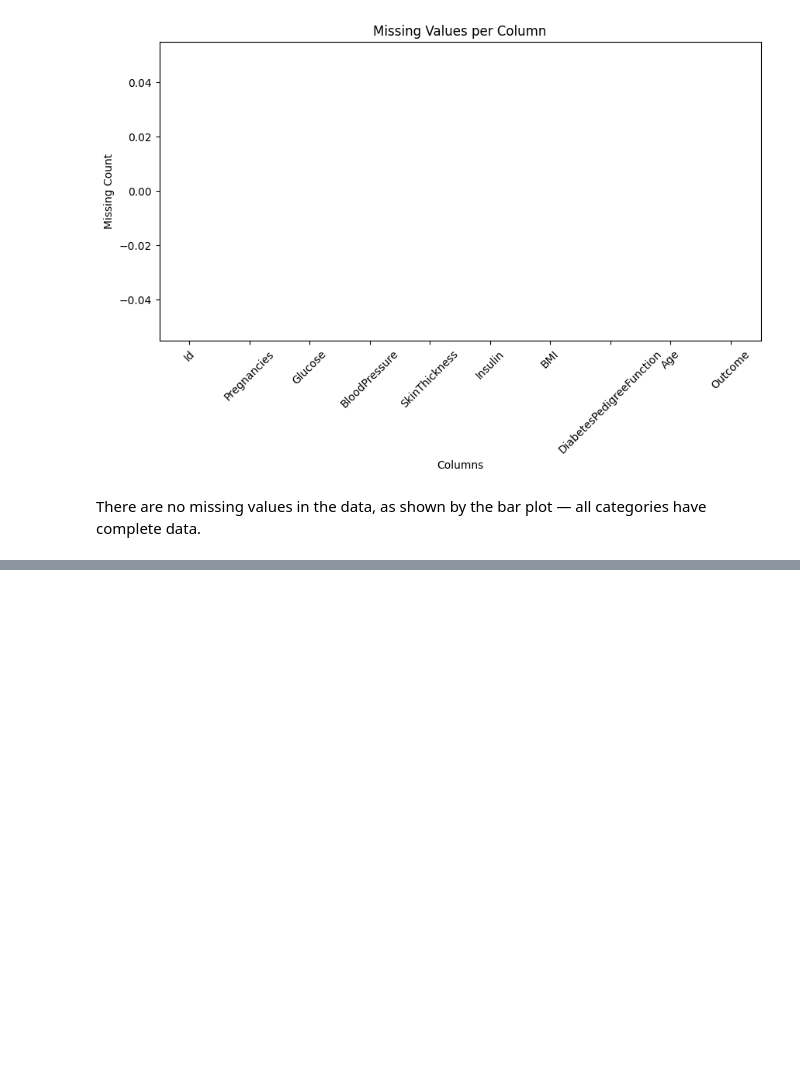
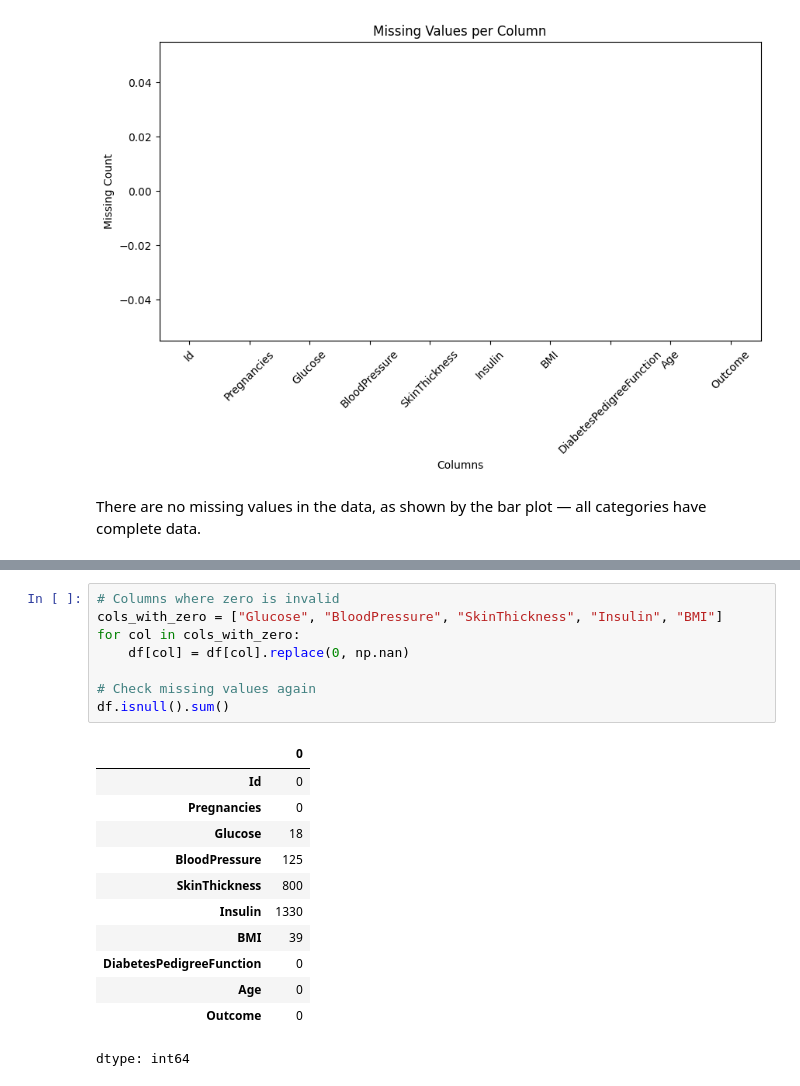
Before and after one commit to halaalduh/Diabetes-Prediction-using-Healthcare-Dataset, a Jupyter notebook: Phase2.ipynb, the cells around one changed output, grey strips where cells are left out. Drawn from its saved outputs; the diff is of its cells as text; blank space fills up the shorter version.

```diff
--- a/Phase2.ipynb
+++ b/Phase2.ipynb
@@ -181,0 +188,21 @@ There are no missing values in the data, as shown by the bar plot — all catego
+# %%
+# Columns where zero is invalid
+cols_with_zero = ["Glucose", "BloodPressure", "SkinThickness", "Insulin", "BMI"]
+for col in cols_with_zero:
+    df[col] = df[col].replace(0, np.nan)
+
+# Check missing values again
+df.isnull().sum()
+# %% [output]
+|  | 0 |
+| Id | 0 |
+| Pregnancies | 0 |
+| Glucose | 18 |
+| BloodPressure | 125 |
+| SkinThickness | 800 |
+| Insulin | 1330 |
+| BMI | 39 |
+| DiabetesPedigreeFunction | 0 |
+| Age | 0 |
+| Outcome | 0 |
+dtype: int64
```
Also changed, not shown: parts of 5 cells of this notebook.
